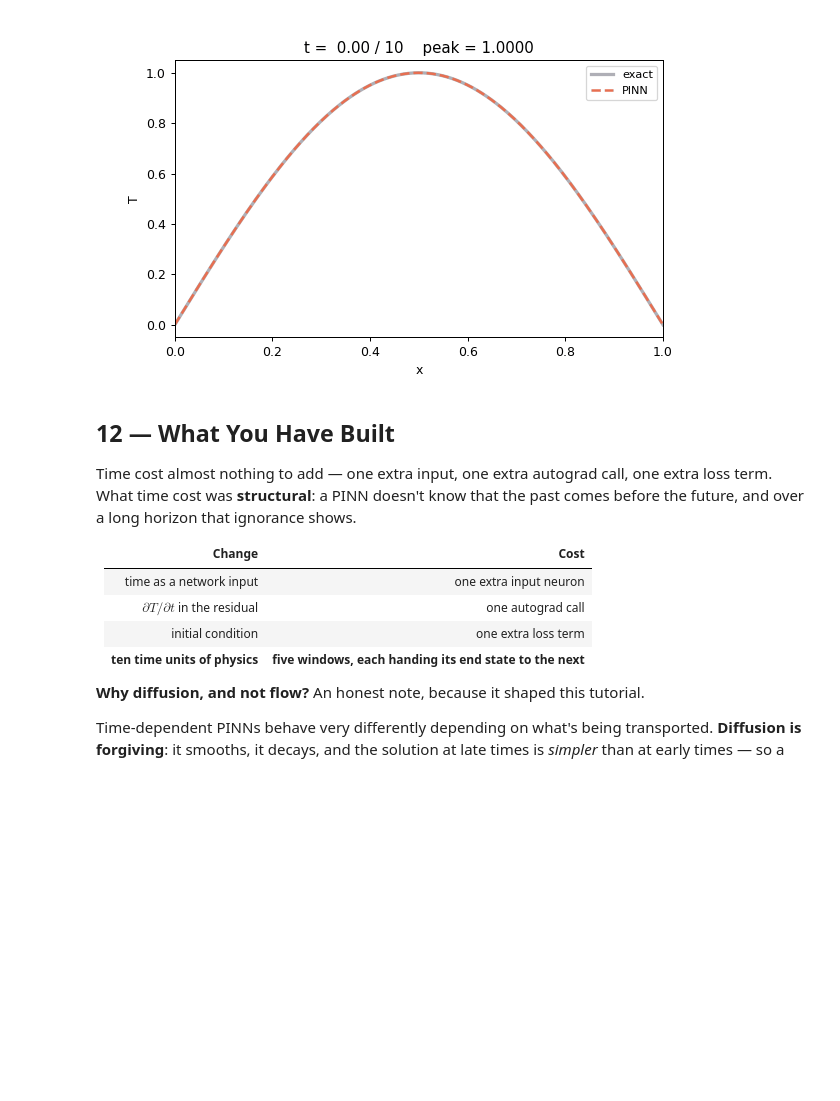
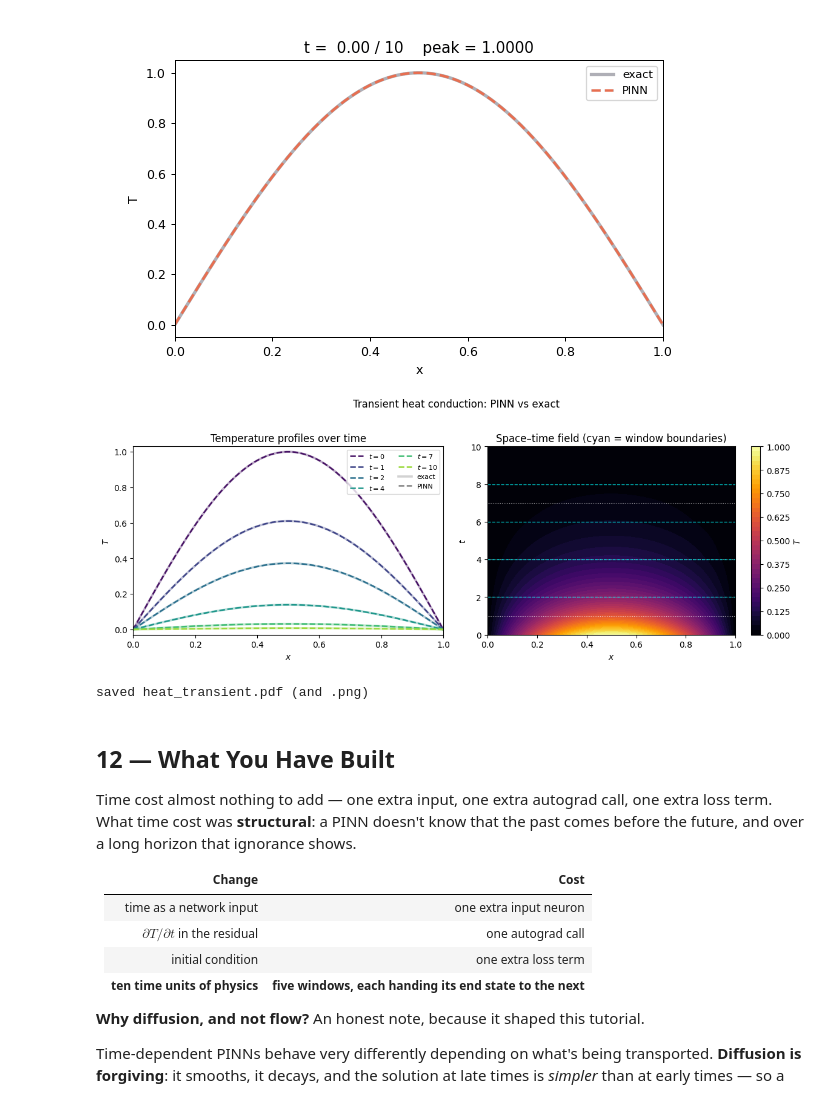
Before and after one commit to rraj-io/PINN_for_Mechanical_Engineer, a Jupyter notebook: PME_Tutorial_07/PME_Tutorial_07_transient_heat_conduction.ipynb, the cells around one changed output. Cells and saved outputs as stored; diff of their text form; code cells hidden in the pictures; blank space fills up the shorter version.

```diff
--- a/PME_Tutorial_07/PME_Tutorial_07_transient_heat_conduction.ipynb
+++ b/PME_Tutorial_07/PME_Tutorial_07_transient_heat_conduction.ipynb
@@ -457,6 +465,57 @@ display(Image(filename=gif))      # <-- plays inline
 # %% [output]
 saved heat_transient.gif
 [figure]
+# %%
+def plot_time_evolution(fname='heat_transient.pdf', snapshots=(0, 1, 2, 4, 7, 10)):
+    """Single static figure showing the time evolution — suitable for PDF/print."""
+    fig, ax = plt.subplots(1, 2, figsize=(12, 4.4))
+    xs = x_plot.cpu().numpy().flatten()
+
+    # --- left: profile snapshots, dark -> light with increasing time ---
+    cmap = plt.cm.viridis(np.linspace(0.05, 0.85, len(snapshots)))
+    for tv, c in zip(snapshots, cmap):
+        t = torch.full_like(x_plot, float(tv))
+        with torch.no_grad(): Tp = T_at(float(tv))(x_plot, t)
+        Te = exact(x_plot, t)
+        ax[0].plot(xs, Te.cpu().numpy().flatten(), color=c, lw=2.6, alpha=0.35)
+        ax[0].plot(xs, Tp.cpu().numpy().flatten(), '--', color=c, lw=1.8,
+                   label=f"$t={tv}$")
+    ax[0].plot([], [], color='gray', lw=2.6, alpha=0.35, label='exact')
+    ax[0].plot([], [], '--', color='gray', lw=1.8, label='PINN')
+    ax[0].set_xlabel('$x$'); ax[0].set_ylabel('$T$')
+    ax[0].set_xlim(0, 1); ax[0].set_ylim(-0.03, 1.03)
+    ax[0].legend(fontsize=8, ncol=2)
+    ax[0].set_title('Temperature profiles over time')
+
+    # --- right: space-time heat map, the whole history in one panel ---
+    nt = 200
+    tg = np.linspace(0, T_END, nt)
+    field = np.zeros((nt, x_plot.shape[0]))
+    for i, tv in enumerate(tg):
+        t = torch.full_like(x_plot, float(tv))
+        with torch.no_grad(): Tp = T_at(float(tv))(x_plot, t)
+        field[i] = Tp.cpu().numpy().flatten()
+    im = ax[1].contourf(xs, tg, field, levels=40, cmap='inferno')
+    fig.colorbar(im, ax=ax[1], label='$T$')
+    for tv in snapshots:                                   # mark the snapshot times
+        ax[1].axhline(tv, color='white', ls=':', lw=0.8, alpha=0.6)
+    for k in range(1, N_WINDOWS):                          # mark window boundaries
+        ax[1].axhline(k*W_LEN, color='cyan', ls='--', lw=1.0, alpha=0.7)
+    ax[1].set_xlabel('$x$'); ax[1].set_ylabel('$t$')
+    ax[1].set_title('Space–time field (cyan = window boundaries)')
+
+    plt.suptitle('Transient heat conduction: PINN vs exact', y=1.02)
+    plt.tight_layout()
+    plt.savefig(fname, bbox_inches='tight')                # vector PDF
+    plt.savefig(fname.replace('.pdf', '.png'), dpi=200, bbox_inches='tight')
+    plt.show()
+    return fname
+
+fig_file = plot_time_evolution()
+print(f"saved {fig_file} (and .png)")
+# %% [output]
+[figure, added]
+saved heat_transient.pdf (and .png)
 # %% [markdown]
 ## 12 — What You Have Built
 
```
Also changed, not shown: parts of 8 cells of this notebook, 1 other file.
